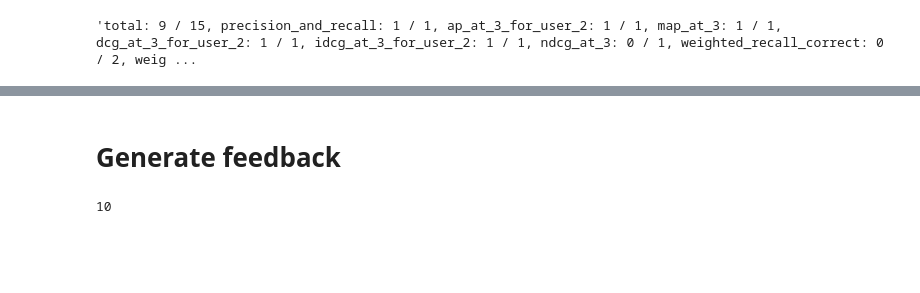
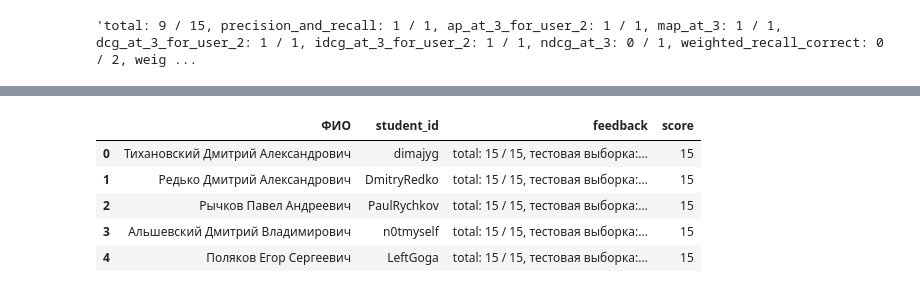
Before and after one commit to feldlime/nbgrader-itmo-recsys-2025-spring, a Jupyter notebook: nbgrader/app/scripts/autograde_hw_3.ipynb, the cells around one changed output, grey strips where cells are left out. Saved outputs shown, nothing was run; the diff lists cells and outputs as text; code cells hidden in the pictures; blank space fills up the shorter version.

Commit message:
graded hw_3

```diff
--- a/nbgrader/app/scripts/autograde_hw_3.ipynb
+++ b/nbgrader/app/scripts/autograde_hw_3.ipynb
@@ -204,3 +319,10 @@ df
 df["feedback"][0]
 # %% [output]
 'total: 9 / 15, precision_and_recall: 1 / 1, ap_at_3_for_user_2: 1 / 1, map_at_3: 1 / 1, dcg_at_3_for_user_2: 1 / 1, idcg_at_3_for_user_2: 1 / 1, ndcg_at_3: 0 / 1, weighted_recall_correct: 0 / 2, weig ...
+# %%
+students_df = pd.read_csv("/usr/local/share/nbgrader/exchange/itmo_recsys_2025_spring/students.tsv", sep="\t")
+
+students_df = students_df.loc[students_df["Github repo"].notnull()].copy()
+students_df["student_id"] = students_df["Github repo"].str.removeprefix("https://github.com/").str.split("/", expand=True)[0]
+students_df = students_df[["ФИО", "student_id"]]
+students_df.head()
@@ -207 +336,12 @@ df["feedback"][0]
+# %%
+student_id_to_name = students_df.set_index("student_id")["ФИО"]
+df.insert(0, "ФИО", df["student_id"].map(student_id_to_name))
+df.head()
+# %% [output]
+|  | ФИО | student_id | feedback | score |
+| 0 | Тихановский Дмитрий Александрович | dimajyg | total: 15 / 15, тестовая выборка:... | 15 |
+| 1 | Редько Дмитрий Александрович | DmitryRedko | total: 15 / 15, тестовая выборка:... | 15 |
+| 2 | Рычков Павел Андреевич | PaulRychkov | total: 15 / 15, тестовая выборка:... | 15 |
+| 3 | Альшевский Дмитрий Владимирович | n0tmyself | total: 15 / 15, тестовая выборка:... | 15 |
+| 4 | Поляков Егор Сергеевич | LeftGoga | total: 15 / 15, тестовая выборка:... | 15 |
 # %%
@@ -209,13 +348,0 @@ df.to_csv("hw_2_rescore_feedback.tsv", sep="\t", index=False)
-# %% [markdown]
-# Generate feedback
-# %%
-if student_ids_requested_to_grade is not None:
-    student_ids_to_gen_feedback = student_ids_requested_to_grade
-    force = True
-else:
-    student_ids_to_gen_feedback = nbg.get_autograded_students(ASSIGNMENT)
-    force = False
-
-len(student_ids_to_gen_feedback)
-# %% [output]
-10
```
Also changed, not shown: parts of 63 cells of this notebook, 2 other files.
